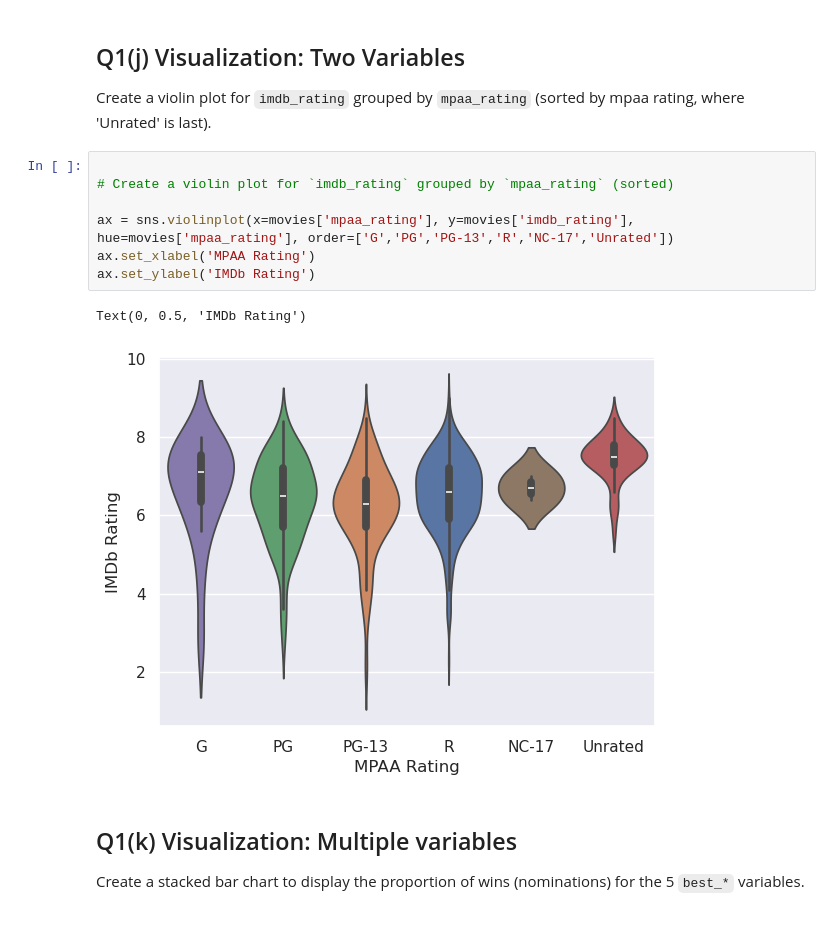
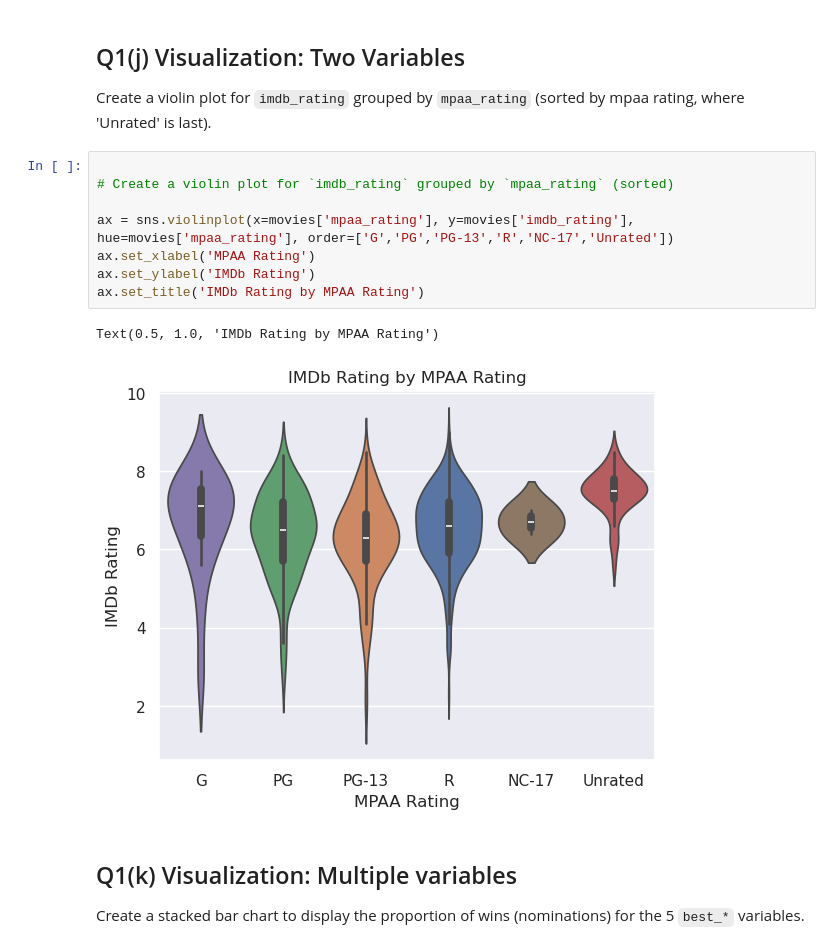
Before and after one commit to vewester/a2-4821, a Jupyter notebook: a2-4821.ipynb, the cells around one changed output. Drawn from its saved outputs; the diff is of its cells as text.

```diff
--- a/a2-4821.ipynb
+++ b/a2-4821.ipynb
@@ -314,13 +315,14 @@ Create a violin plot for `imdb_rating` grouped by `mpaa_rating` (sorted by mpaa
 # %%
 
 # Create a violin plot for `imdb_rating` grouped by `mpaa_rating` (sorted)
 
 ax = sns.violinplot(x=movies['mpaa_rating'], y=movies['imdb_rating'], hue=movies['mpaa_rating'], order=['G','PG','PG-13','R','NC-17','Unrated'])
 ax.set_xlabel('MPAA Rating')
 ax.set_ylabel('IMDb Rating')
+ax.set_title('IMDb Rating by MPAA Rating')
 # %% [output]
-Text(0, 0.5, 'IMDb Rating')
+Text(0.5, 1.0, 'IMDb Rating by MPAA Rating')
-[figure, old version]
+[figure, new version]
 # %% [markdown]
 <!-- END QUESTION -->
 
```
Also changed, not shown: parts of 5 cells of this notebook.
